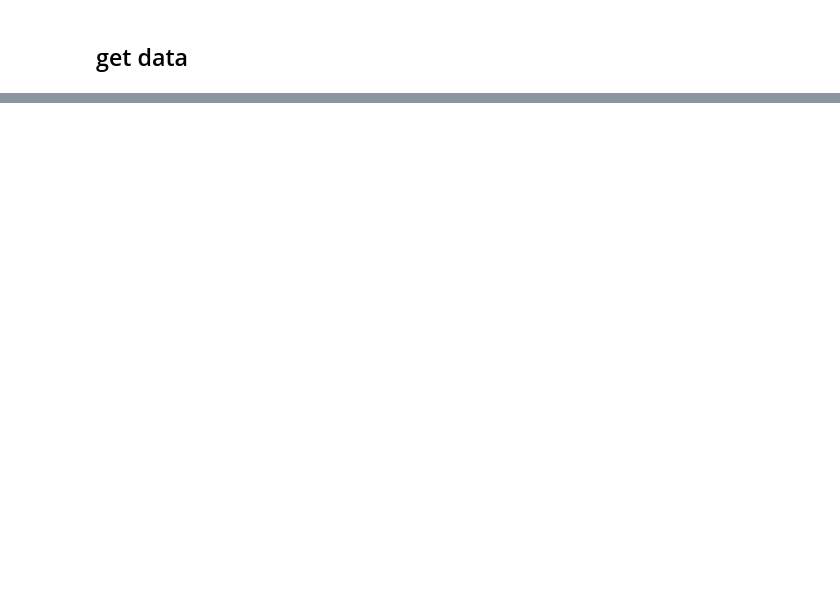
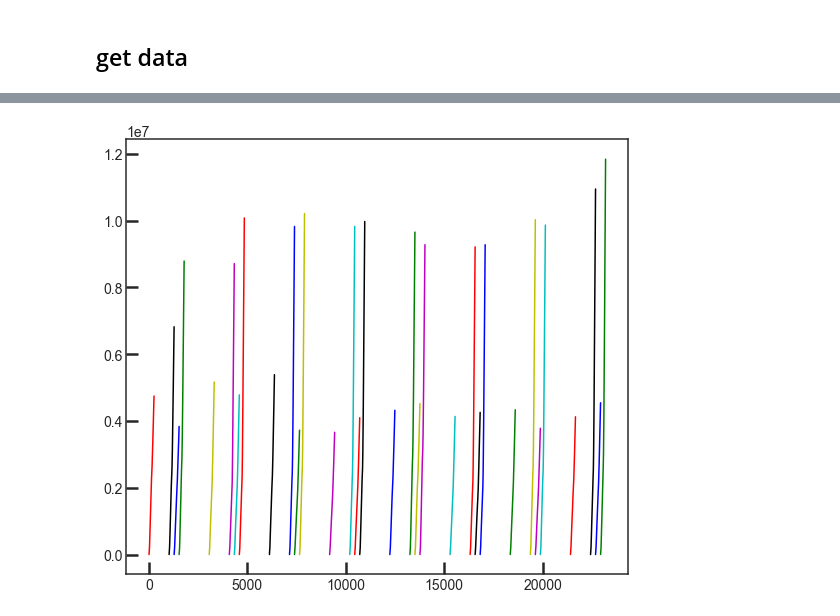
Before and after one commit to geezerbriefs/xpspython, a Jupyter notebook: biotek/plot A=B biotek data.ipynb, the cells around one changed output, grey strips where cells are left out. Drawn from its saved outputs; the diff is of its cells as text; code cells hidden in the pictures; blank space fills up the shorter version.

```diff
--- a/biotek/plot A=B biotek data.ipynb
+++ b/biotek/plot A=B biotek data.ipynb
@@ -138,0 +159,2 @@ axes = g.axes.flatten()
+# %%
+dd = pd.read_excel(directory + filename, sheet_name=None)
@@ -138,0 +165,2 @@ axes = g.axes.flatten()
+# %%
+sheets_to_plot = [x for x in dd.keys() if '_tidy' in x]
@@ -138,0 +189,12 @@ axes = g.axes.flatten()
+# %%
+#merge the dfs, just merge the relevant entries in the fluor df though
+both_fluor = c.merge(y, on=['Time', 'well'], how='inner')
+
+#the merge adds duplicate columns with suffixes for columns that exist in both merge df's
+#this list removes the ones from the right (fluor_df) df
+cols_no_dup = [x for x in both_fluor.columns if '_y' not in x]
+both_fluor = both_fluor.loc[:, cols_no_dup]
+
+#now get rid of the left suffixes in the remaining columns
+cols_no_suff = [x.strip('_x') for x in both_fluor.columns]
+both_fluor.columns = cols_no_suff
@@ -138,0 +210,29 @@ axes = g.axes.flatten()
+# %%
+#slice
+
+#get the control ones
+ctrl = both_fluor['a'] == 'ctrl'
+
+#get the media blank ones
+med = both_fluor['a'] == 'lb'
+
+#get the ones without a and b cells
+no_a = both_fluor['a'] == 'x'
+no_b = both_fluor['b'] == 'x'
+
+#now all the mixes should be accessible by asking for
+#NOT the no a and b indices and NOT the ctrl and med indices
+
+mix = ~no_a & ~no_b & ~ctrl & ~med
+
+
+df = both_fluor.loc[mix]
+# %%
+#make cumulative fluor by well
+
+for well in np.unique(df['well']):
+    i = df['well'] == well
+
+    df.loc[i].sort_values('Time').loc[:, 'cfp'].cumsum().plot()
+# %% [output]
+[figure, added]
```
Also changed, not shown: parts of 52 cells of this notebook.
